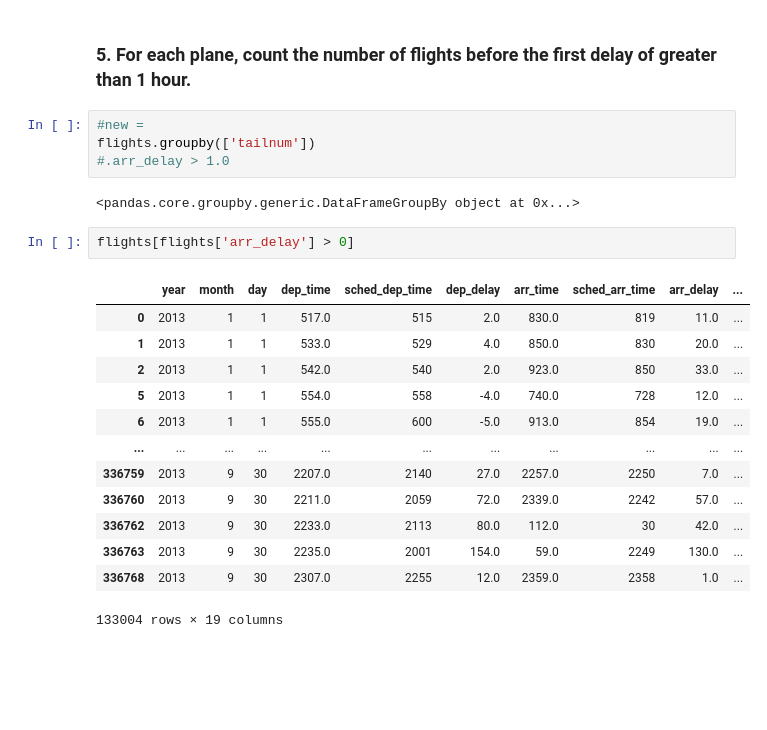
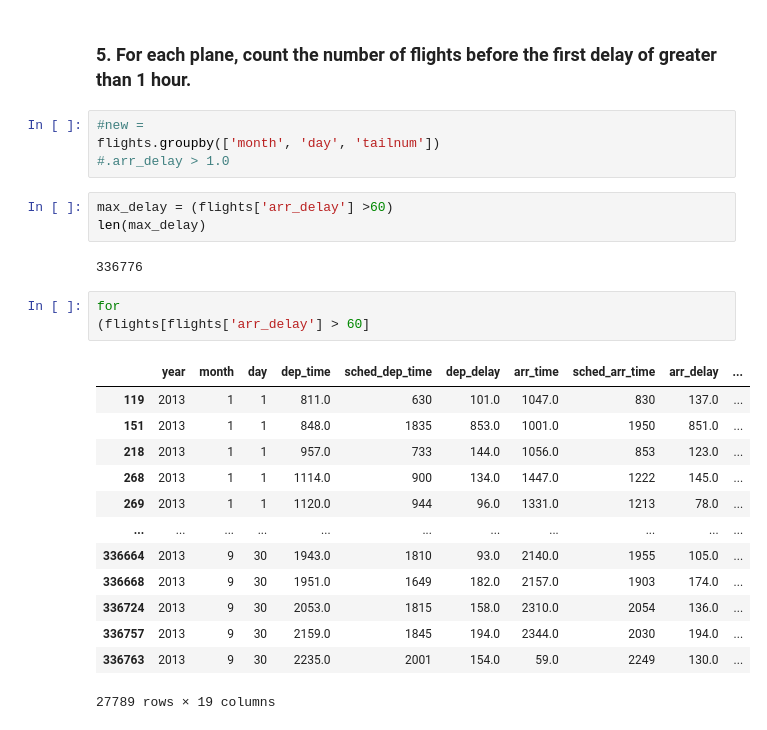
Before and after one commit to tejureddy7/data601, a Jupyter notebook: Week07/lab.ipynb, the cells around one changed output. Drawn from its saved outputs; the diff is of its cells as text; blank space fills up the shorter version.

```diff
--- a/Week07/lab.ipynb
+++ b/Week07/lab.ipynb
@@ -113,23 +108,27 @@ new['arr_delay'].max()
 ### 5. For each plane, count the number of flights before the first delay of greater than 1 hour.
 # %%
 #new =
-flights.groupby(['tailnum'])
+flights.groupby(['month', 'day', 'tailnum'])
 #.arr_delay > 1.0
-# %% [output]
-<pandas.core.groupby.generic.DataFrameGroupBy object at 0x...>
+# %%
+max_delay = (flights['arr_delay'] >60)
+len(max_delay)
+# %% [output]
+336776
 # %%
-flights[flights['arr_delay'] > 0]
+for
+(flights[flights['arr_delay'] > 60]
 # %% [output]
 |  | year | month | day | dep_time | sched_dep_time | dep_delay | arr_time | sched_arr_time | arr_delay | ... |
-| 0 | 2013 | 1 | 1 | 517.0 | 515 | 2.0 | 830.0 | 819 | 11.0 | ... |
-| 1 | 2013 | 1 | 1 | 533.0 | 529 | 4.0 | 850.0 | 830 | 20.0 | ... |
-| 2 | 2013 | 1 | 1 | 542.0 | 540 | 2.0 | 923.0 | 850 | 33.0 | ... |
-| 5 | 2013 | 1 | 1 | 554.0 | 558 | -4.0 | 740.0 | 728 | 12.0 | ... |
-| 6 | 2013 | 1 | 1 | 555.0 | 600 | -5.0 | 913.0 | 854 | 19.0 | ... |
+| 119 | 2013 | 1 | 1 | 811.0 | 630 | 101.0 | 1047.0 | 830 | 137.0 | ... |
+| 151 | 2013 | 1 | 1 | 848.0 | 1835 | 853.0 | 1001.0 | 1950 | 851.0 | ... |
+| 218 | 2013 | 1 | 1 | 957.0 | 733 | 144.0 | 1056.0 | 853 | 123.0 | ... |
+| 268 | 2013 | 1 | 1 | 1114.0 | 900 | 134.0 | 1447.0 | 1222 | 145.0 | ... |
+| 269 | 2013 | 1 | 1 | 1120.0 | 944 | 96.0 | 1331.0 | 1213 | 78.0 | ... |
 | ... | ... | ... | ... | ... | ... | ... | ... | ... | ... | ... |
-| 336759 | 2013 | 9 | 30 | 2207.0 | 2140 | 27.0 | 2257.0 | 2250 | 7.0 | ... |
-| 336760 | 2013 | 9 | 30 | 2211.0 | 2059 | 72.0 | 2339.0 | 2242 | 57.0 | ... |
-| 336762 | 2013 | 9 | 30 | 2233.0 | 2113 | 80.0 | 112.0 | 30 | 42.0 | ... |
+| 336664 | 2013 | 9 | 30 | 1943.0 | 1810 | 93.0 | 2140.0 | 1955 | 105.0 | ... |
+| 336668 | 2013 | 9 | 30 | 1951.0 | 1649 | 182.0 | 2157.0 | 1903 | 174.0 | ... |
+| 336724 | 2013 | 9 | 30 | 2053.0 | 1815 | 158.0 | 2310.0 | 2054 | 136.0 | ... |
+| 336757 | 2013 | 9 | 30 | 2159.0 | 1845 | 194.0 | 2344.0 | 2030 | 194.0 | ... |
 | 336763 | 2013 | 9 | 30 | 2235.0 | 2001 | 154.0 | 59.0 | 2249 | 130.0 | ... |
-| 336768 | 2013 | 9 | 30 | 2307.0 | 2255 | 12.0 | 2359.0 | 2358 | 1.0 | ... |
-133004 rows × 19 columns
+27789 rows × 19 columns
```
Also changed, not shown: parts of 9 cells of this notebook.
